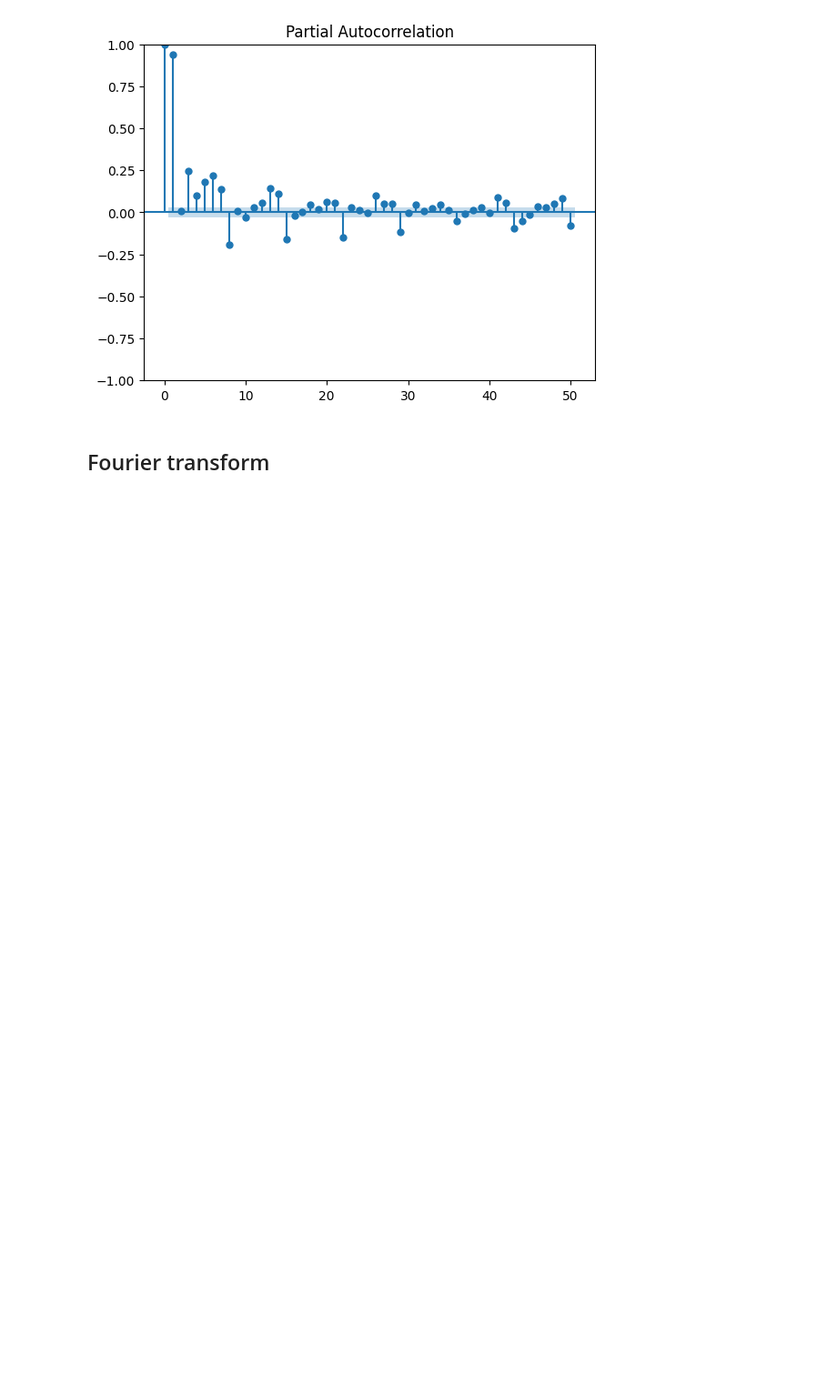
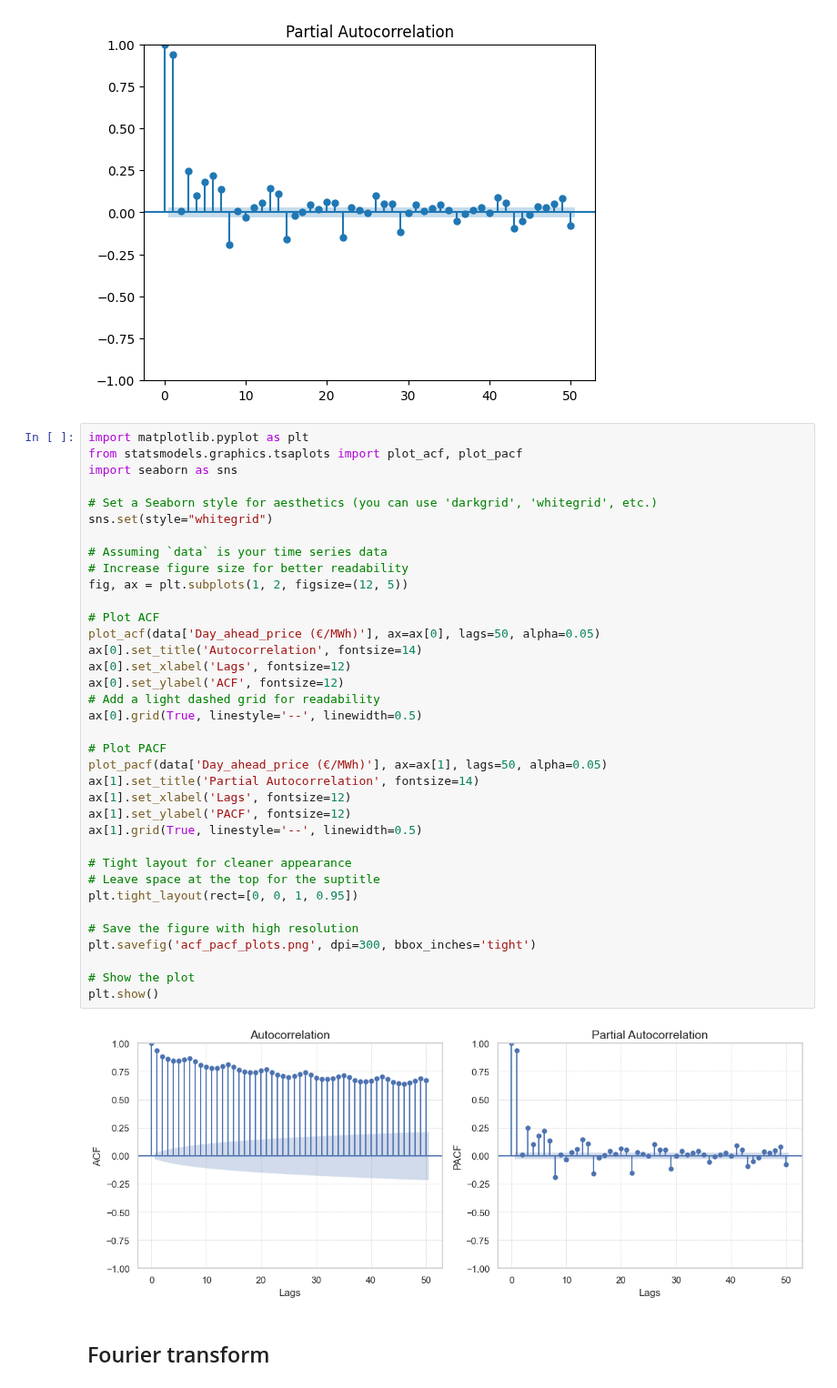
Before and after one commit to stefgr1/Prediction_of_energy_prices, a Jupyter notebook: predictions/Linear_regression/linear_regression.ipynb, the cells around one changed output. Shown at 91% size. Drawn from its saved outputs; the diff is of its cells as text; blank space fills up the shorter version.

```diff
--- a/predictions/Linear_regression/linear_regression.ipynb
+++ b/predictions/Linear_regression/linear_regression.ipynb
@@ -139,6 +252,44 @@ plt.show()
 # %% [output]
 [figure]
 [figure]
+# %%
+import matplotlib.pyplot as plt
+from statsmodels.graphics.tsaplots import plot_acf, plot_pacf
+import seaborn as sns
+
+# Set a Seaborn style for aesthetics (you can use 'darkgrid', 'whitegrid', etc.)
+sns.set(style="whitegrid")
+
+# Assuming `data` is your time series data
+# Increase figure size for better readability
+fig, ax = plt.subplots(1, 2, figsize=(12, 5))
+
+# Plot ACF
+plot_acf(data['Day_ahead_price (€/MWh)'], ax=ax[0], lags=50, alpha=0.05)
+ax[0].set_title('Autocorrelation', fontsize=14)
+ax[0].set_xlabel('Lags', fontsize=12)
+ax[0].set_ylabel('ACF', fontsize=12)
+# Add a light dashed grid for readability
+ax[0].grid(True, linestyle='--', linewidth=0.5)
+
+# Plot PACF
+plot_pacf(data['Day_ahead_price (€/MWh)'], ax=ax[1], lags=50, alpha=0.05)
+ax[1].set_title('Partial Autocorrelation', fontsize=14)
+ax[1].set_xlabel('Lags', fontsize=12)
+ax[1].set_ylabel('PACF', fontsize=12)
+ax[1].grid(True, linestyle='--', linewidth=0.5)
+
+# Tight layout for cleaner appearance
+# Leave space at the top for the suptitle
+plt.tight_layout(rect=[0, 0, 1, 0.95])
+
+# Save the figure with high resolution
+plt.savefig('acf_pacf_plots.png', dpi=300, bbox_inches='tight')
+
+# Show the plot
+plt.show()
+# %% [output]
+[figure, added]
 # %% [markdown]
 ## Fourier transform
 # %%
```
Also changed, not shown: parts of 8 cells of this notebook, 34 other files.
